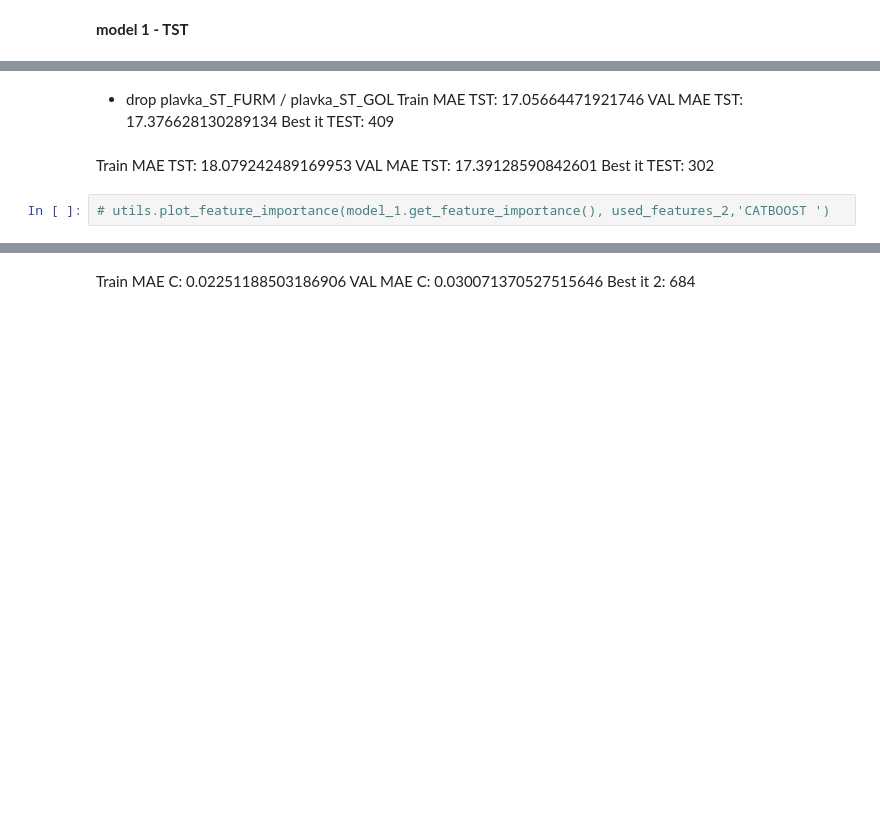
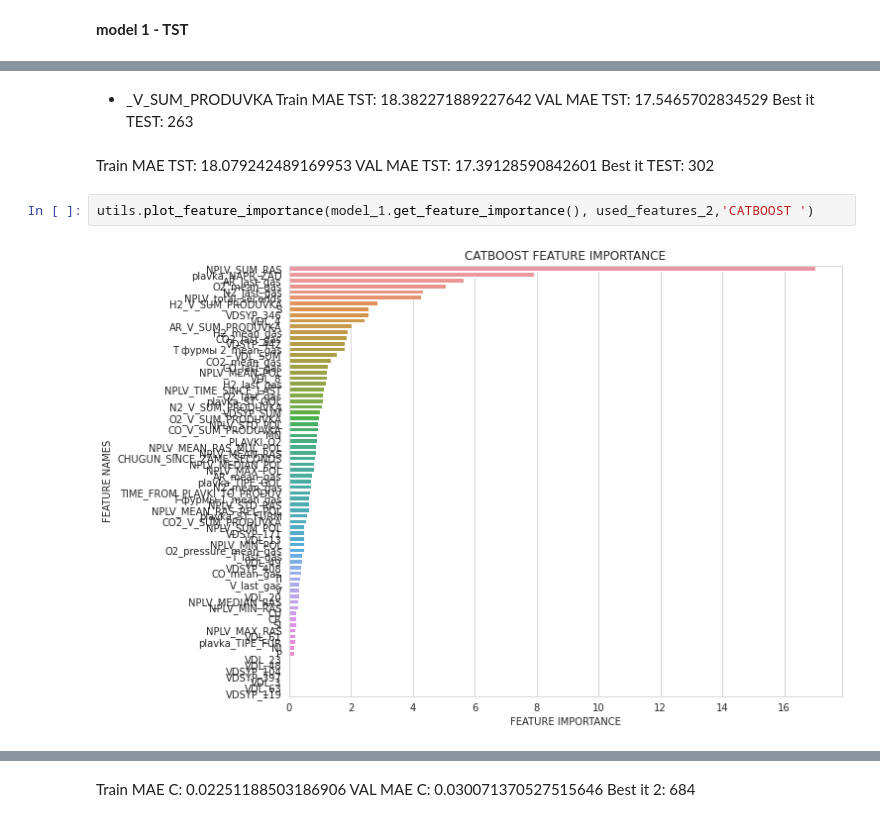
Before and after one commit to ndmel/evraz_challenge_2021_track_1, a Jupyter notebook: main.ipynb, the cells around one changed output, grey strips where cells are left out. Cells and saved outputs as stored; diff of their text form; blank space fills up the shorter version.

```diff
--- a/main.ipynb
+++ b/main.ipynb
@@ -407,14 +573,16 @@ Best it TEST: 409
 # %% [markdown]
-+ drop plavka_ST_FURM / plavka_ST_GOL
-Train MAE TST: 17.05664471921746
-VAL MAE TST: 17.376628130289134
-Best it TEST: 409
++ _V_SUM_PRODUVKA
+Train MAE TST: 18.382271889227642
+VAL MAE TST: 17.5465702834529
+Best it TEST: 263
 # %% [markdown]
 Train MAE TST: 18.079242489169953
 VAL MAE TST: 17.39128590842601
 Best it TEST: 302
 # %%
-# utils.plot_feature_importance(model_1.get_feature_importance(), used_features_2,'CATBOOST ')
+utils.plot_feature_importance(model_1.get_feature_importance(), used_features_2,'CATBOOST ')
+# %% [output]
+[figure, added]
 # %%
 # Фичи модели
 used_features_2 = [x for x in used_features if 'HAS_DODUVKA' not in x]
```
Also changed, not shown: parts of 21 cells of this notebook, 1 other file.
